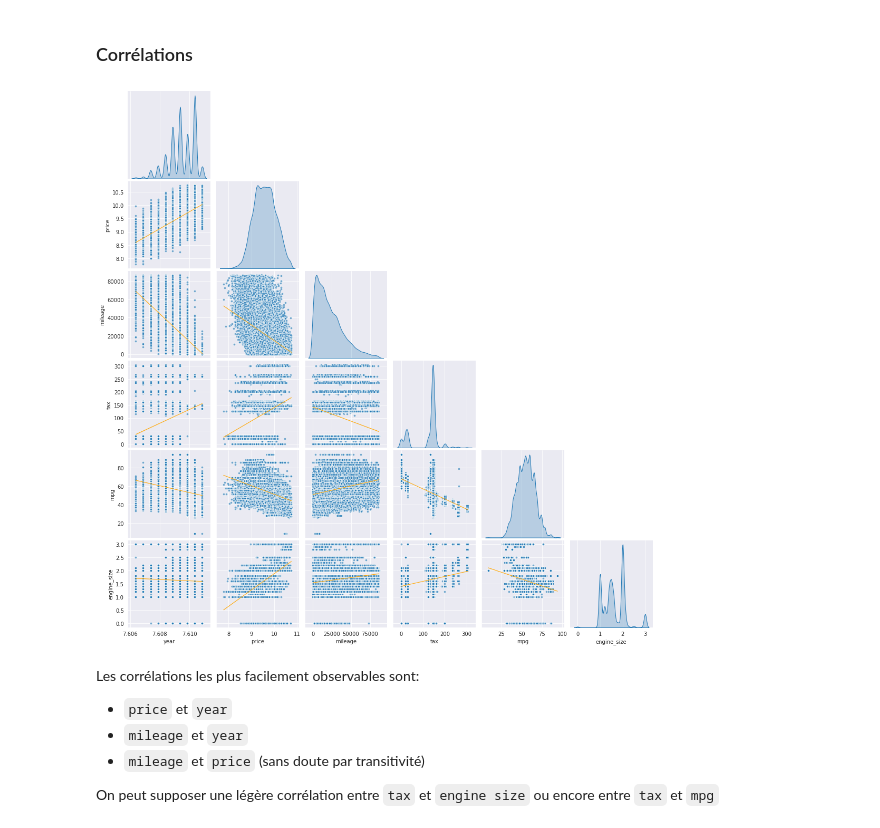
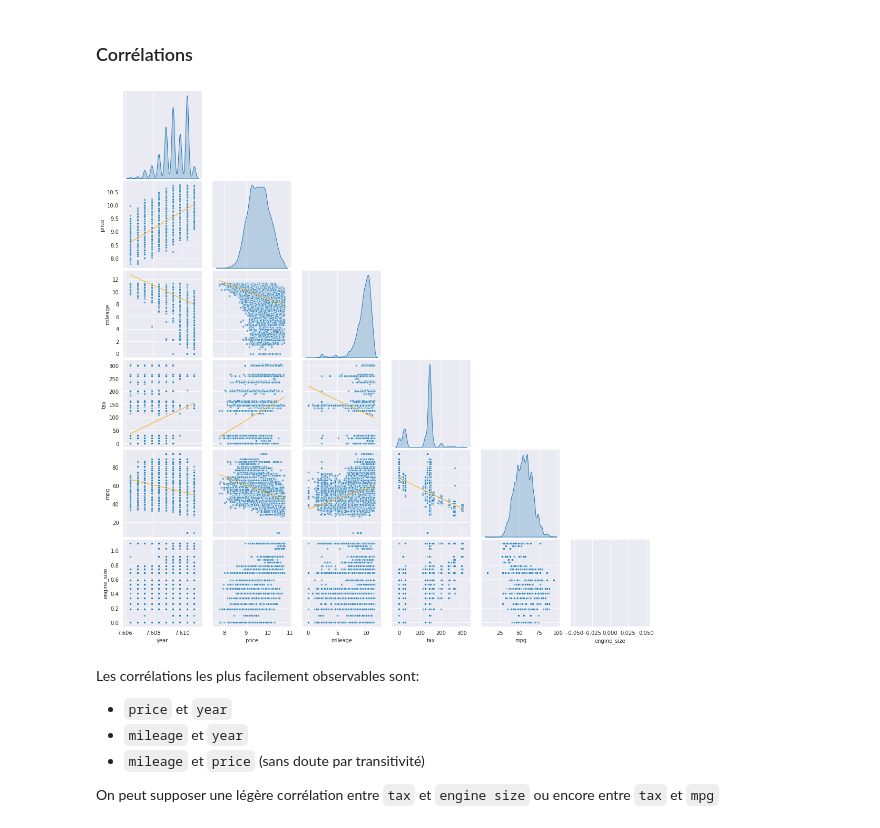
Before and after one commit to bortch/secondhandcar, a Jupyter notebook: Analyse_train_set_processed.ipynb, the cells around one changed output. Saved outputs shown, nothing was run; the diff lists cells and outputs as text; code cells hidden in the pictures.

```diff
--- a/Analyse_train_set_processed.ipynb
+++ b/Analyse_train_set_processed.ipynb
@@ -1038,9 +1012,9 @@ Welch ANOVA:
 # %% [markdown]
 ### Corrélations
 # %%
-beda.get_pairplot(df, log=['year', 'price'])
+beda.get_pairplot(df, log=['year', 'price', 'mileage', 'engine_size'])
 # %% [output]
-[figure, old version]
+[figure, new version]
 # %% [markdown]
 Les corrélations les plus facilement observables sont:
 * `price` et `year`
```
Also changed, not shown: parts of 13 cells of this notebook, 1 other file.
